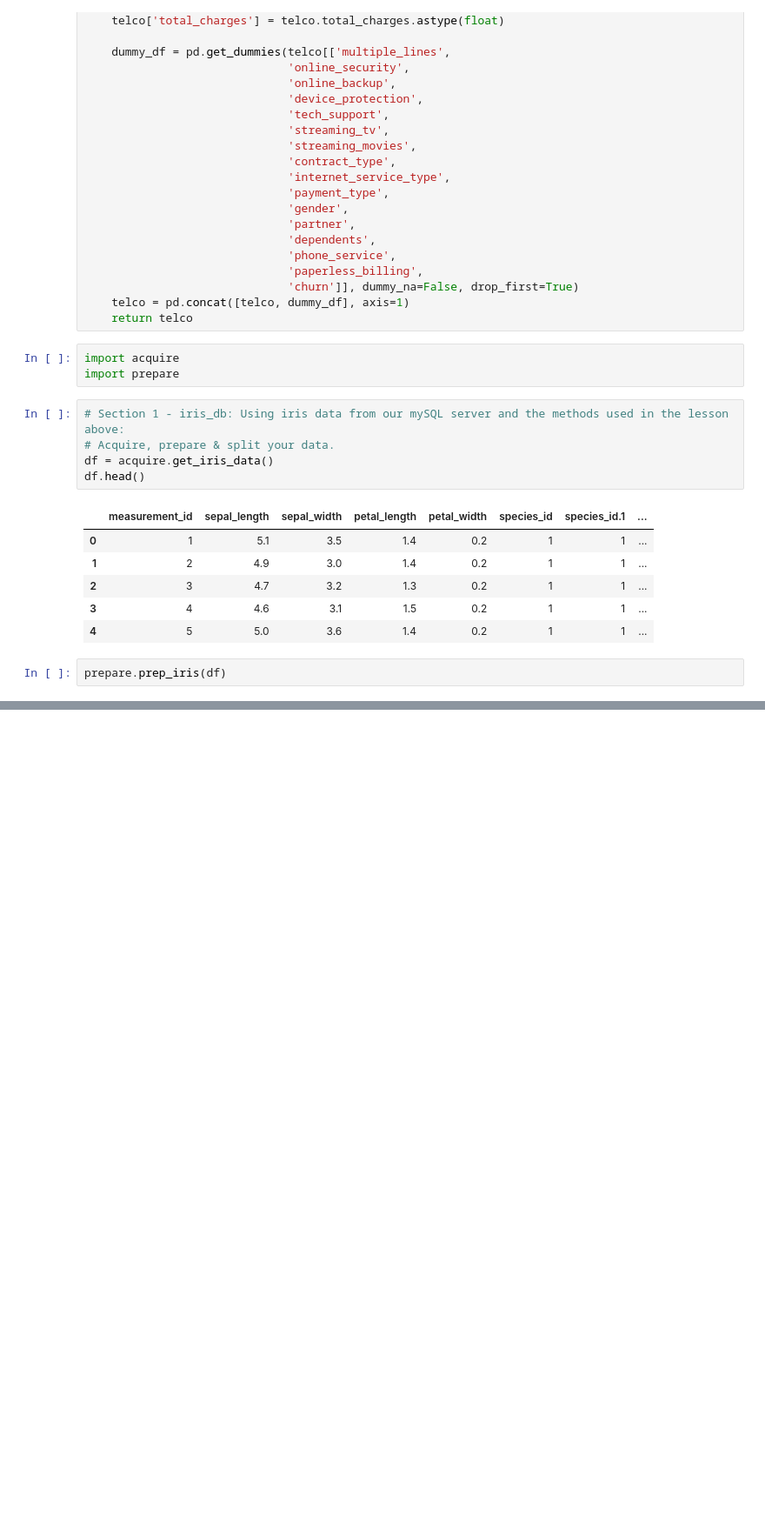
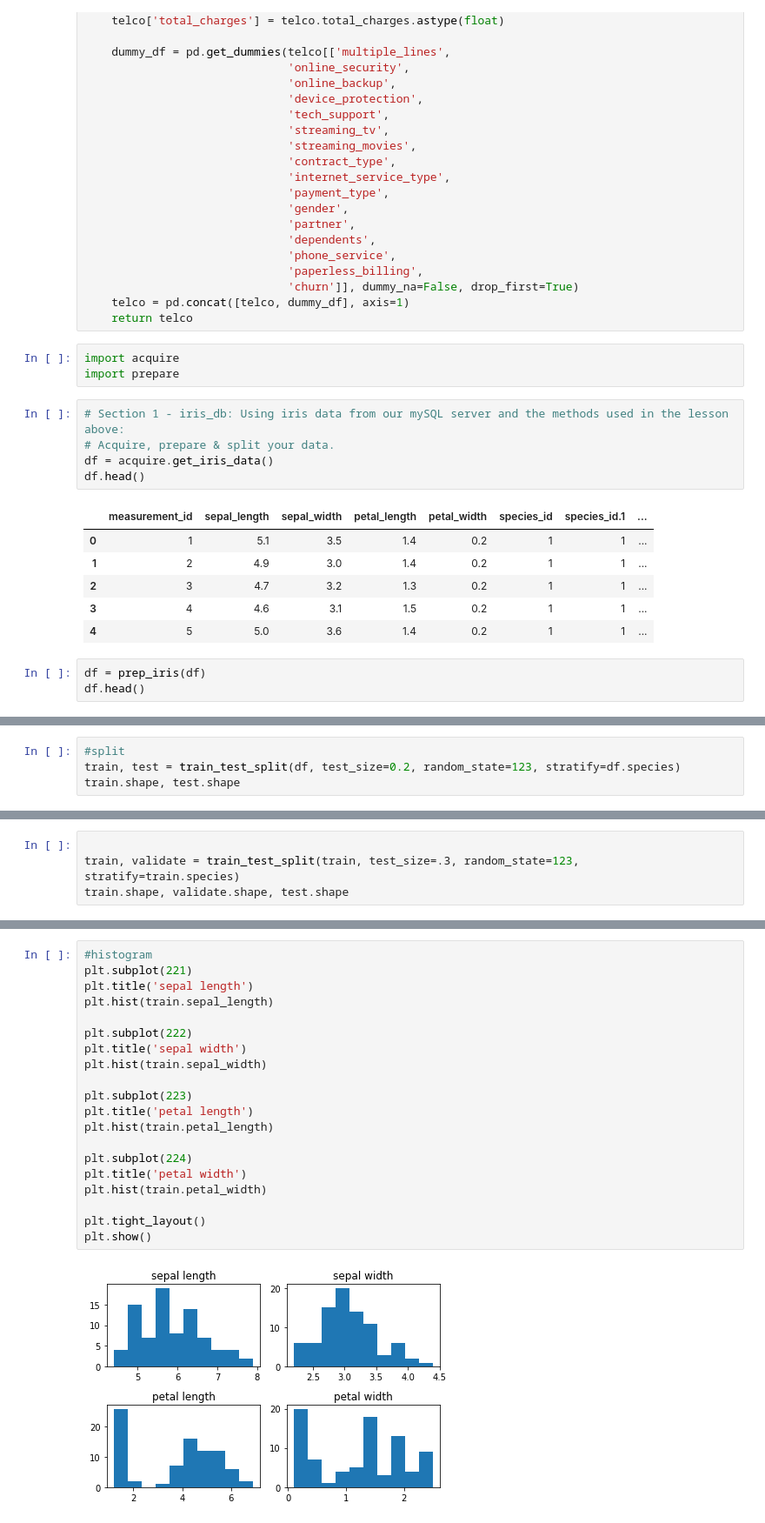
Before and after one commit to javahava1222/classification-exercises, a Jupyter notebook: classification_exercises.ipynb, the cells around one changed output, grey strips where cells are left out. Shown at 87% size. Drawn from its saved outputs; the diff is of its cells as text; blank space fills up the shorter version.

```diff
--- a/classification_exercises.ipynb
+++ b/classification_exercises.ipynb
@@ -651,5 +649,6 @@ df.head()
 | 3 | 4 | 4.6 | 3.1 | 1.5 | 0.2 | 1 | 1 | ... |
 | 4 | 5 | 5.0 | 3.6 | 1.4 | 0.2 | 1 | 1 | ... |
 # %%
-prepare.prep_iris(df)
+df = prep_iris(df)
+df.head()
 # %% [output]
@@ -663,0 +661,4 @@ KeyError: "['customer_id' 'contract_type_id' 'internet_service_type_id'\n 'payme
+# %%
+#split
+train, test = train_test_split(df, test_size=0.2, random_state=123, stratify=df.species)
+train.shape, test.shape
@@ -663,0 +667,4 @@ KeyError: "['customer_id' 'contract_type_id' 'internet_service_type_id'\n 'payme
+# %%
+
+train, validate = train_test_split(train, test_size=.3, random_state=123, stratify=train.species)
+train.shape, validate.shape, test.shape
@@ -663,0 +684,22 @@ KeyError: "['customer_id' 'contract_type_id' 'internet_service_type_id'\n 'payme
+# %%
+#histogram
+plt.subplot(221)
+plt.title('sepal length')
+plt.hist(train.sepal_length)
+
+plt.subplot(222)
+plt.title('sepal width')
+plt.hist(train.sepal_width)
+
+plt.subplot(223)
+plt.title('petal length')
+plt.hist(train.petal_length)
+
+plt.subplot(224)
+plt.title('petal width')
+plt.hist(train.petal_width)
+
+plt.tight_layout()
+plt.show()
+# %% [output]
+[figure, added]
```
Also changed, not shown: parts of 20 cells of this notebook.
